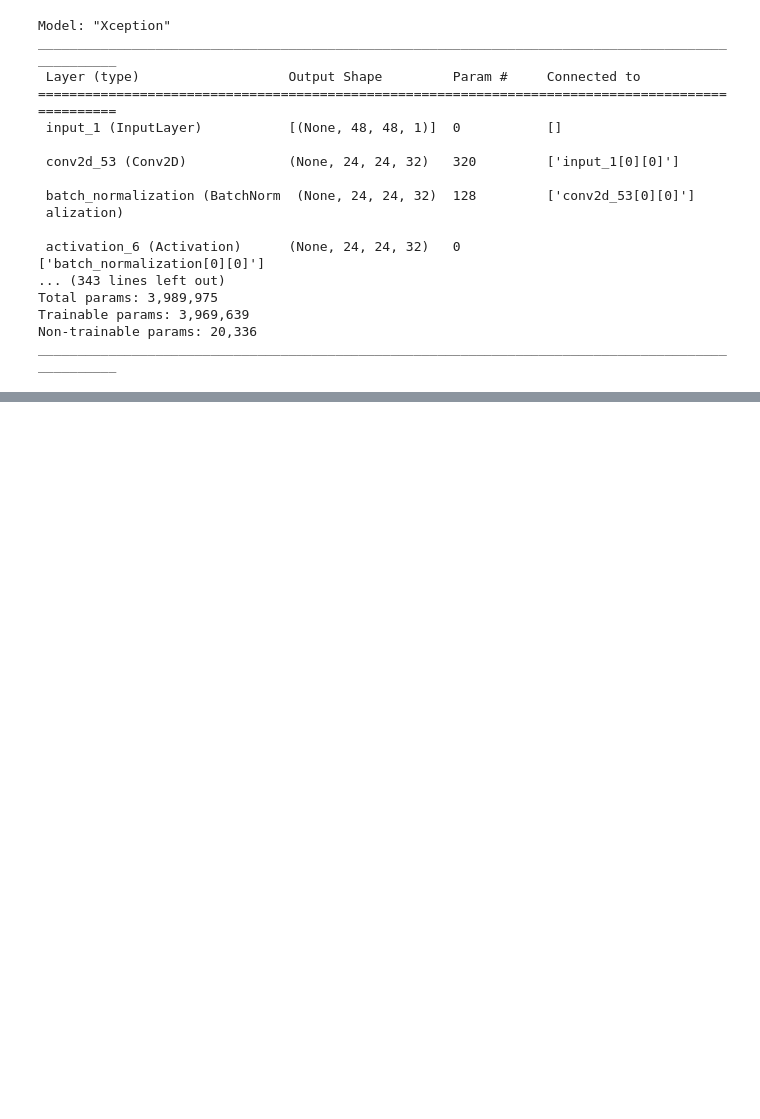
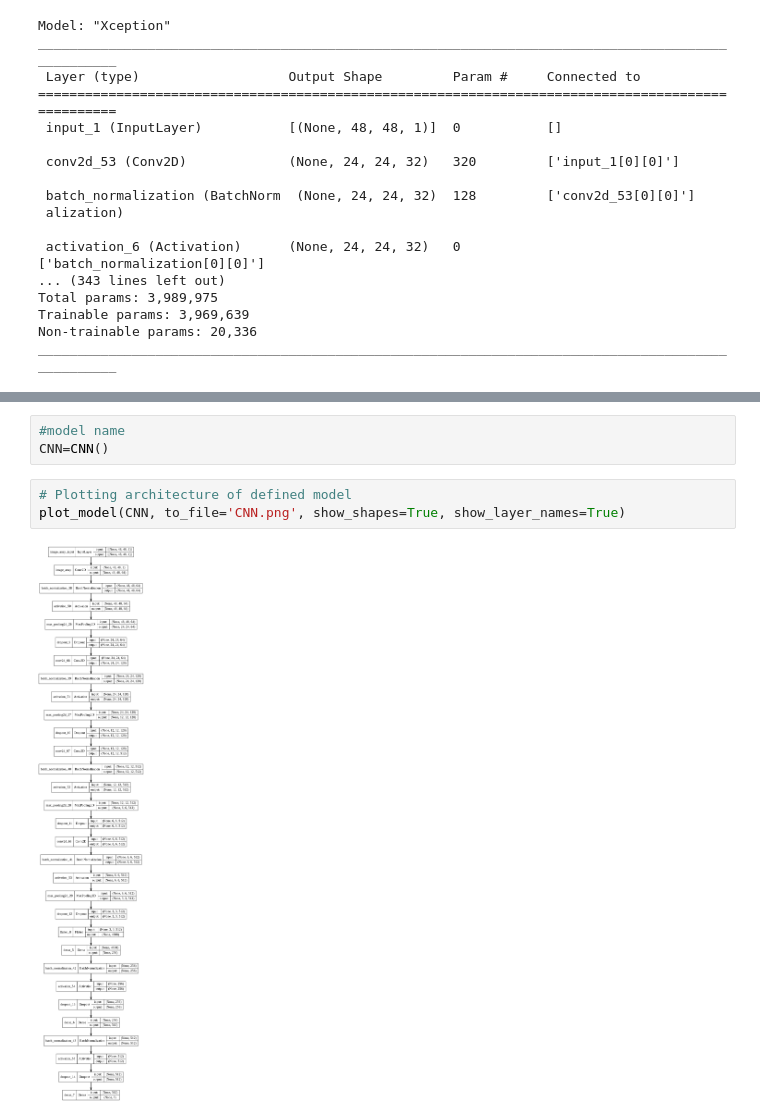
Before and after one commit to kumarirakhi19/Face-emotion-recognition, a Jupyter notebook: face_recognition_colab.ipynb, the cells around one changed output, grey strips where cells are left out. Cells and saved outputs as stored; diff of their text form; blank space fills up the shorter version.

```diff
--- a/face_recognition_colab.ipynb
+++ b/face_recognition_colab.ipynb
@@ -468,0 +592,8 @@ ________________________________________________________________________________
+# %%
+#model name
+CNN=CNN()
+# %%
+# Plotting architecture of defined model
+plot_model(CNN, to_file='CNN.png', show_shapes=True, show_layer_names=True)
+# %% [output]
+[figure, added]
```
Also changed, not shown: parts of 19 cells of this notebook.
